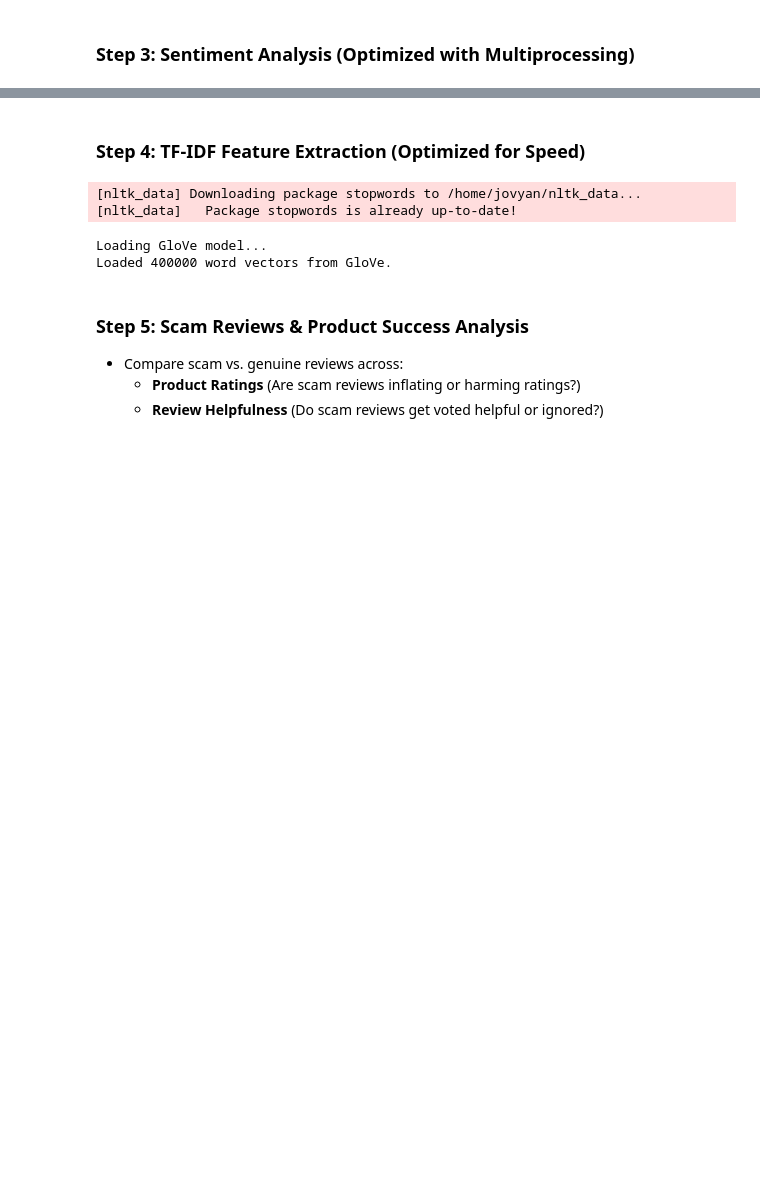
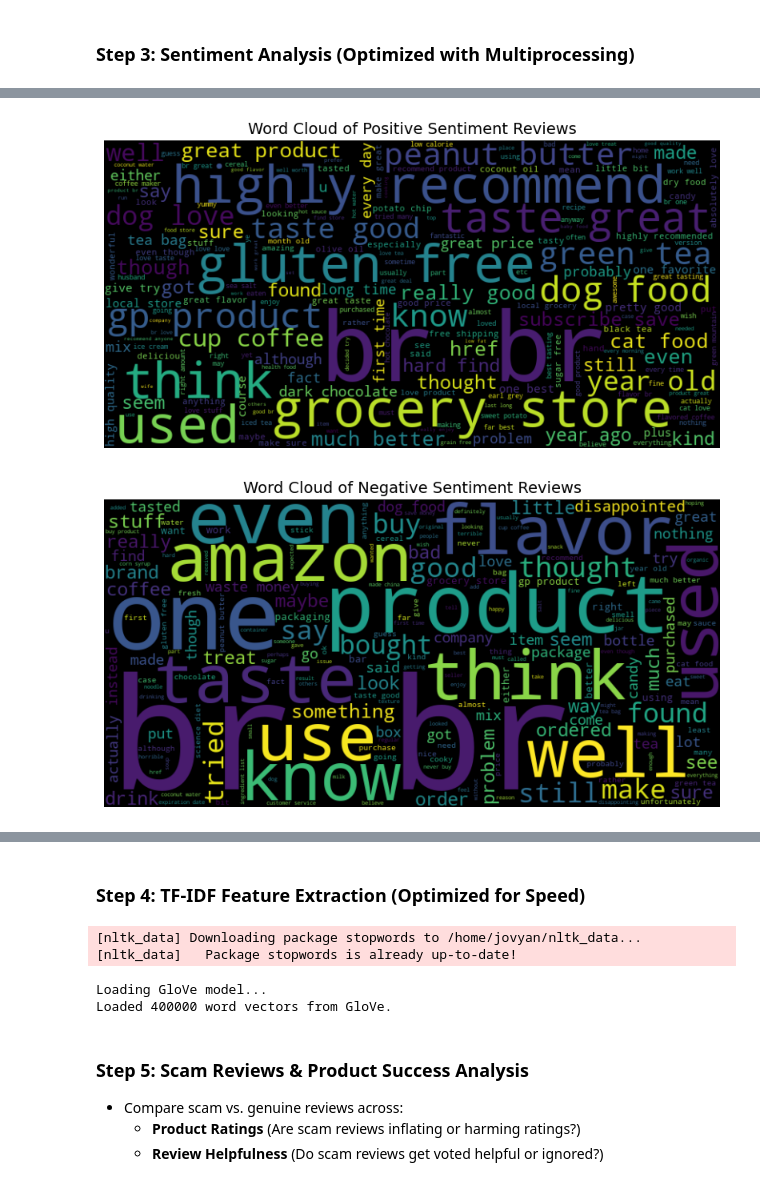
Before and after one commit to rsm-scmuir/mgta-415-final-project-analysis, a Jupyter notebook: Scotland Subnote.ipynb, the cells around one changed output, grey strips where cells are left out. Cells and saved outputs as stored; diff of their text form; code cells hidden in the pictures; blank space fills up the shorter version.

```diff
--- a/Scotland Subnote.ipynb
+++ b/Scotland Subnote.ipynb
@@ -77,7 +77,7 @@ from sklearn.metrics.pairwise import cosine_similarity
 nltk.download('vader_lexicon')
 
 # Load dataset
-df = pd.read_csv('Reviews.csv')
+df = pd.read_csv('/home/jovyan/Desktop/MGTA 415 Unstructured data/mgta-415-final-project-analysis/Reviews.csv')
 # %% [output]
 Requirement already satisfied: transformers in /opt/conda/lib/python3.12/site-packages (4.48.0)
 Requirement already satisfied: torch in /opt/conda/lib/python3.12/site-packages (2.5.1.post8)
@@ -127,13 +144,13 @@ We define **scam reviews** based on patterns in the text:
 - **Marketing language** (overuse of phrases like 'best ever!!!', 'unbelievable')
 # %%
 # Precompute duplicated reviews (faster than checking row-by-row)
-duplicate_reviews = df['cleaned_text'].duplicated(keep=False)
+duplicate_reviews = df['ProcessedText'].duplicated(keep=False)
 
 # Precompute short reviews (avoids calling `.split()` multiple times)
-short_reviews = df['cleaned_text'].str.split().str.len() < 5
+short_reviews = df['ProcessedText'].str.split().str.len() < 5
 
 # Precompute marketing/exaggeration language presence using vectorized string operations
-extreme_reviews = (df['Score'].isin([1, 5])) & df['cleaned_text'].str.contains(r'\b(best|worst|amazing|horrible|fake|scam)\b', regex=True)
+extreme_reviews = (df['Score'].isin([1, 5])) & df['ProcessedText'].str.contains(r'\b(best|worst|amazing|horrible|fake|scam)\b', regex=True)
 
 # Combine all scam indicators into a single vectorized check
 df['scam_review'] = np.where(short_reviews | extreme_reviews | duplicate_reviews, 1, 0)
@@ -155,10 +172,12 @@ def batch_sentiment(texts):
     return [list(sia.polarity_scores(text).values()) for text in texts]
 
 num_cores = cpu_count() - 1
-chunks = np.array_split(df['cleaned_text'], num_cores)
+chunks = np.array_split(df['ProcessedText'], num_cores)
 
 with Pool(num_cores) as pool:
     results = pool.map(batch_sentiment, chunks)
 
 sentiments = np.vstack(results)
 df[['neg_sentiment', 'neu_sentiment', 'pos_sentiment', 'compound_sentiment']] = sentiments
+# %%
+df['Sentiment'] = df['Score'].apply(lambda x: 'Positive' if x > 3 else ('Negative' if x < 3 else 'Neutral'))
@@ -164,0 +201,23 @@ df[['neg_sentiment', 'neu_sentiment', 'pos_sentiment', 'compound_sentiment']] =
+# %%
+from wordcloud import WordCloud
+import matplotlib.pyplot as plt
+
+# Function to generate word cloud
+def generate_wordcloud(text, title, color='white'):
+    wordcloud = WordCloud(width=800, height=400, background_color=color, colormap='viridis').generate(text)
+    plt.figure(figsize=(10, 5))
+    plt.imshow(wordcloud, interpolation="bilinear")
+    plt.axis("off")
+    plt.title(title, fontsize=14)
+    plt.show()
+
+# Filter positive and negative sentiment reviews using simple score thresholding
+positive_text = " ".join(df[df['Score'] > 3]['ProcessedText'])
+negative_text = " ".join(df[df['Score'] < 3]['ProcessedText'])
+
+# Generate word clouds
+generate_wordcloud(positive_text, "Word Cloud of Positive Sentiment Reviews", color='black')
+generate_wordcloud(negative_text, "Word Cloud of Negative Sentiment Reviews", color='black')
+# %% [output]
+[figure, added]
+[figure, added]
```
Also changed, not shown: parts of 5 cells of this notebook, 2 other files.
